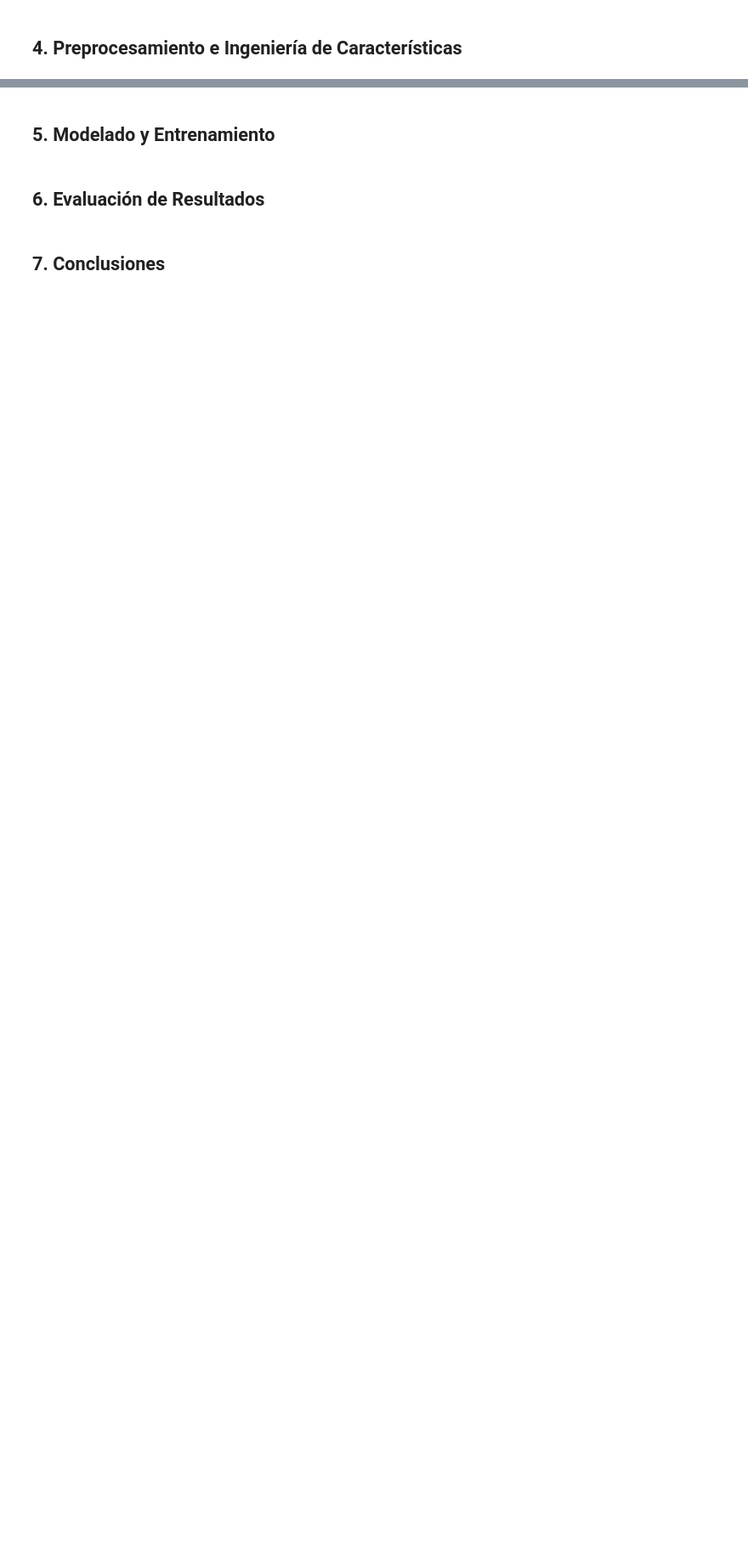
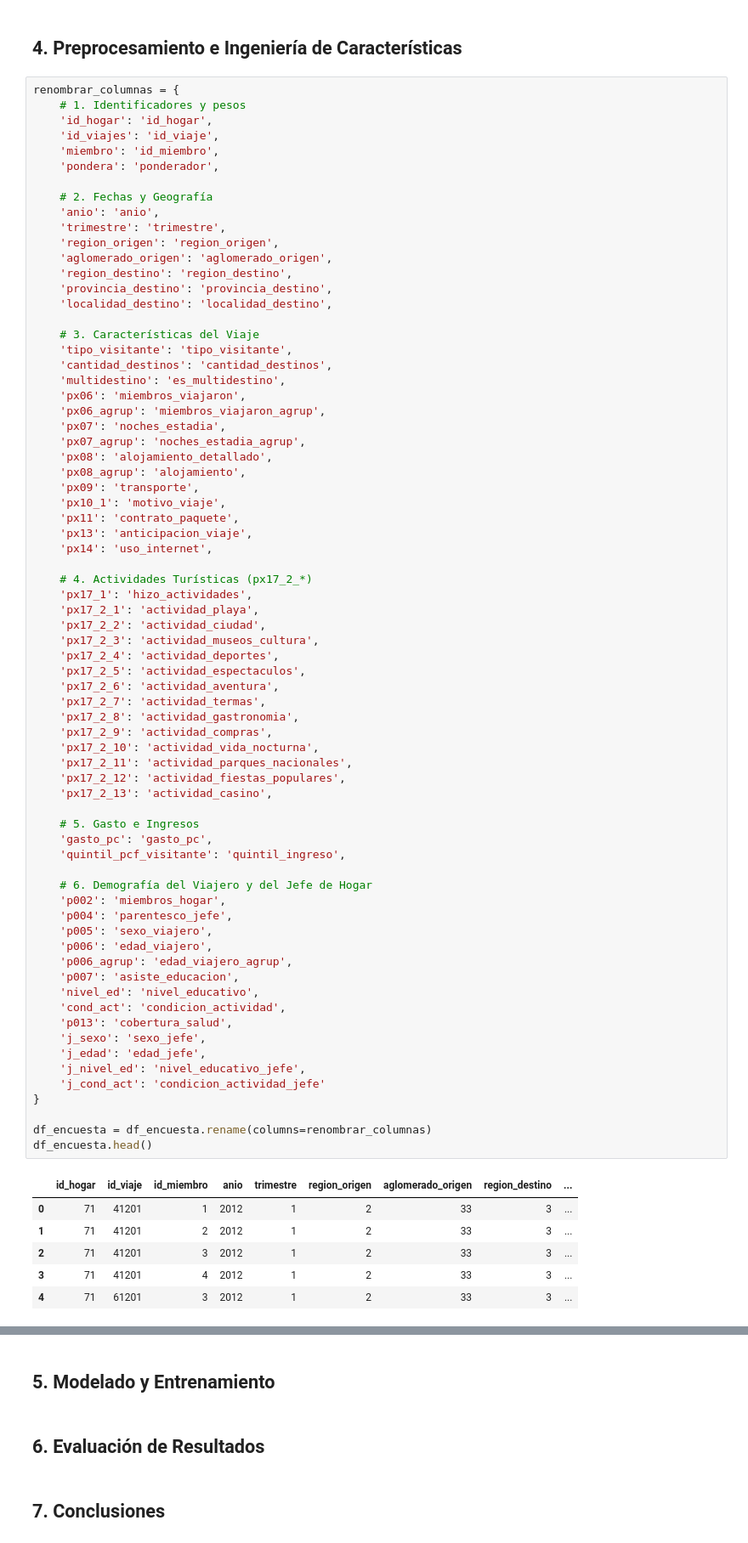
Before and after one commit to vbravo0/intro-ia-bravo, a Jupyter notebook: notebook.ipynb, the cells around one changed output, grey strips where cells are left out. Shown at 85% size. Cells and saved outputs as stored; diff of their text form; blank space fills up the shorter version.

```diff
--- a/notebook.ipynb
+++ b/notebook.ipynb
@@ -15,2 +88,80 @@ Universidad Nacional de Luján (UNLu)
 # %% [markdown]
 ## 4. Preprocesamiento e Ingeniería de Características
+# %%
+renombrar_columnas = {
+    # 1. Identificadores y pesos
+    'id_hogar': 'id_hogar',
+    'id_viajes': 'id_viaje',
+    'miembro': 'id_miembro',
+    'pondera': 'ponderador',
+
+    # 2. Fechas y Geografía
+    'anio': 'anio',
+    'trimestre': 'trimestre',
+    'region_origen': 'region_origen',
+    'aglomerado_origen': 'aglomerado_origen',
+    'region_destino': 'region_destino',
+    'provincia_destino': 'provincia_destino',
+    'localidad_destino': 'localidad_destino',
+
+    # 3. Características del Viaje
+    'tipo_visitante': 'tipo_visitante',
+    'cantidad_destinos': 'cantidad_destinos',
+    'multidestino': 'es_multidestino',
+    'px06': 'miembros_viajaron',
+    'px06_agrup': 'miembros_viajaron_agrup',
+    'px07': 'noches_estadia',
+    'px07_agrup': 'noches_estadia_agrup',
+    'px08': 'alojamiento_detallado',
+    'px08_agrup': 'alojamiento',
+    'px09': 'transporte',
+    'px10_1': 'motivo_viaje',
+    'px11': 'contrato_paquete',
+    'px13': 'anticipacion_viaje',
+    'px14': 'uso_internet',
+
+    # 4. Actividades Turísticas (px17_2_*)
+    'px17_1': 'hizo_actividades',
+    'px17_2_1': 'actividad_playa',
+    'px17_2_2': 'actividad_ciudad',
+    'px17_2_3': 'actividad_museos_cultura',
+    'px17_2_4': 'actividad_deportes',
+    'px17_2_5': 'actividad_espectaculos',
+    'px17_2_6': 'actividad_aventura',
+    'px17_2_7': 'actividad_termas',
+    'px17_2_8': 'actividad_gastronomia',
+    'px17_2_9': 'actividad_compras',
+    'px17_2_10': 'actividad_vida_nocturna',
+    'px17_2_11': 'actividad_parques_nacionales',
+    'px17_2_12': 'actividad_fiestas_populares',
+    'px17_2_13': 'actividad_casino',
+
+    # 5. Gasto e Ingresos
+    'gasto_pc': 'gasto_pc',
+    'quintil_pcf_visitante': 'quintil_ingreso',
+
+    # 6. Demografía del Viajero y del Jefe de Hogar
+    'p002': 'miembros_hogar',
+    'p004': 'parentesco_jefe',
+    'p005': 'sexo_viajero',
+    'p006': 'edad_viajero',
+    'p006_agrup': 'edad_viajero_agrup',
+    'p007': 'asiste_educacion',
+    'nivel_ed': 'nivel_educativo',
+    'cond_act': 'condicion_actividad',
+    'p013': 'cobertura_salud',
+    'j_sexo': 'sexo_jefe',
+    'j_edad': 'edad_jefe',
+    'j_nivel_ed': 'nivel_educativo_jefe',
+    'j_cond_act': 'condicion_actividad_jefe'
+}
+
+df_encuesta = df_encuesta.rename(columns=renombrar_columnas)
+df_encuesta.head()
+# %% [output]
+|  | id_hogar | id_viaje | id_miembro | anio | trimestre | region_origen | aglomerado_origen | region_destino | ... |
+| 0 | 71 | 41201 | 1 | 2012 | 1 | 2 | 33 | 3 | ... |
+| 1 | 71 | 41201 | 2 | 2012 | 1 | 2 | 33 | 3 | ... |
+| 2 | 71 | 41201 | 3 | 2012 | 1 | 2 | 33 | 3 | ... |
+| 3 | 71 | 41201 | 4 | 2012 | 1 | 2 | 33 | 3 | ... |
+| 4 | 71 | 61201 | 3 | 2012 | 1 | 2 | 33 | 3 | ... |
```
Also changed, not shown: parts of 11 cells of this notebook, 1 other file.
